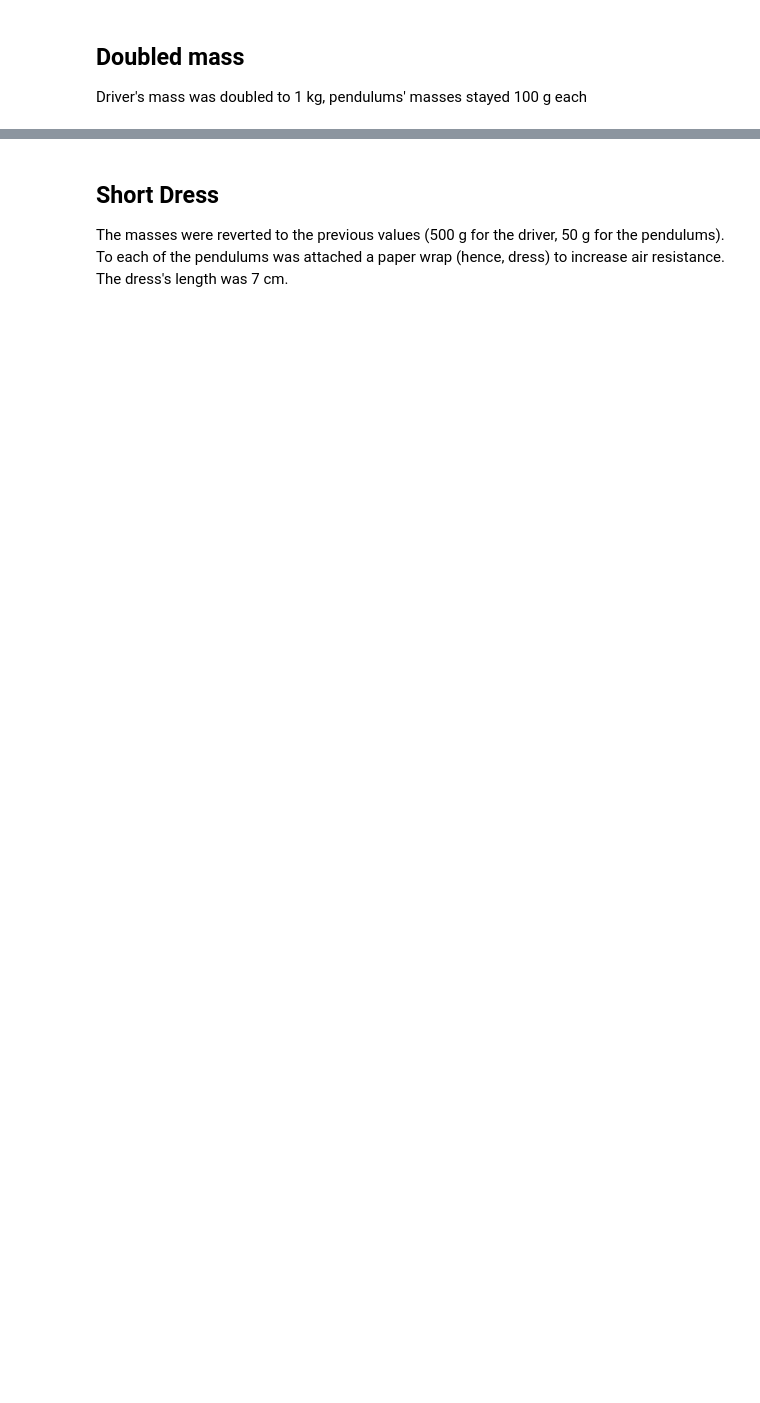
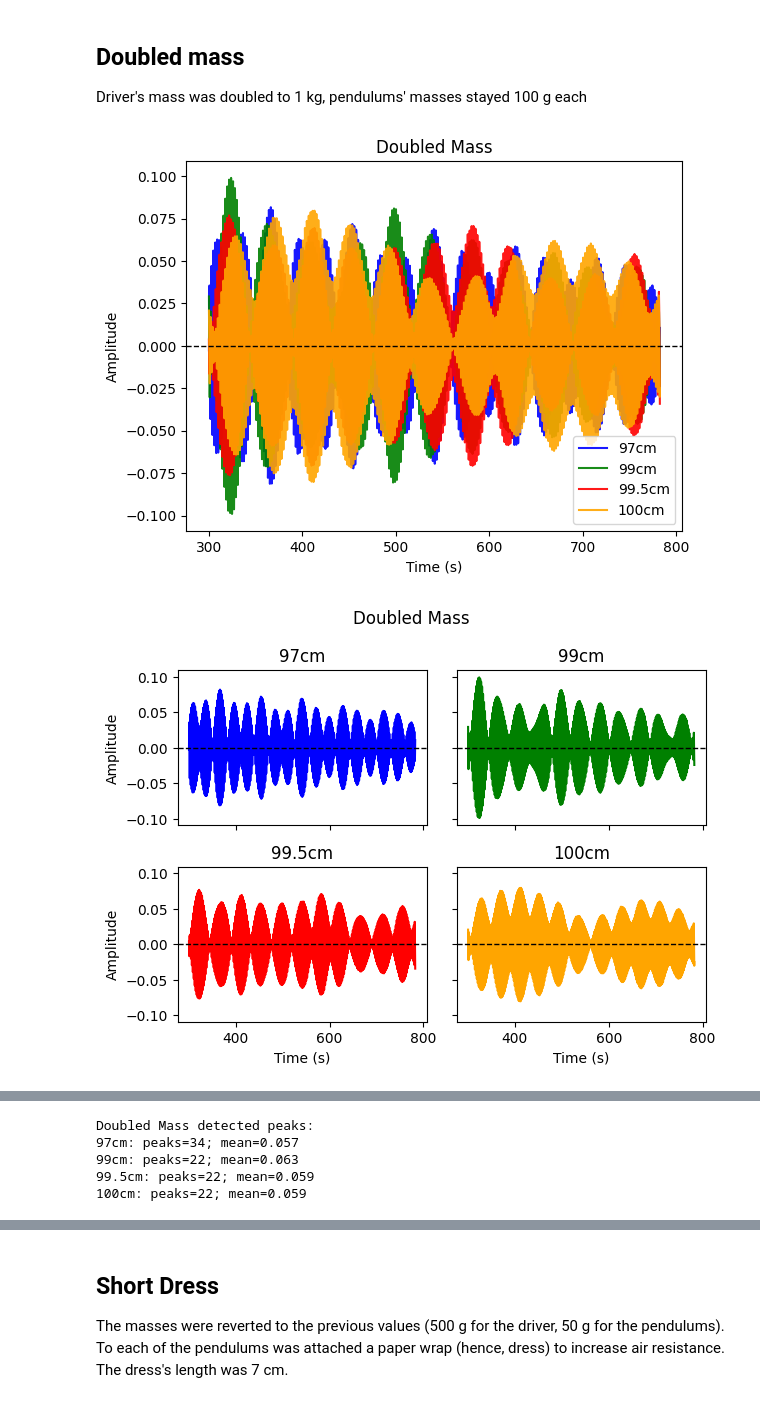
Before and after one commit to kij1n/physics-data-analysis, a Jupyter notebook: sessions/session6.ipynb, the cells around one changed output, grey strips where cells are left out. Drawn from its saved outputs; the diff is of its cells as text; code cells hidden in the pictures; blank space fills up the shorter version.

```diff
--- a/sessions/session6.ipynb
+++ b/sessions/session6.ipynb
@@ -88,25 +96,28 @@ Driver's mass was doubled to 1 kg, pendulums' masses stayed 100 g each
 # %%
 # base plots
 plot_all(doubled_mass, title="Doubled Mass")
 save_plot("session-6/amp-vs-time-doubled-mass-all.png")
 plt.show()
 
 
 plot_each(doubled_mass, title="Doubled Mass")
 save_plot("session-6/amp-vs-time-doubled-mass-each.png")
 plt.show()
 
 # detected peaks
 doubled_mass_fit.fit()
 doubled_mass_fit.plot_detected_peaks(title="Doubled Mass detected peaks")
-save_plot("session-6/detected-peaks-doubled-mass.svg")
+save_plot("session-6/detected-peaks-doubled-mass.pdf")
 plt.show()
 
 print("Doubled Mass detected peaks:")
 print(doubled_mass_fit.envelope_data)
 
 # resonance curve
 doubled_mass_fit.plot_resonance_curve("red", "black")
 add_resonance_plot_labels(title="Doubled Mass resonance curve")
-save_plot("session-6/resonance-curve-doubled-mass.svg")
+save_plot("session-6/resonance-curve-doubled-mass.pdf")
 plt.show()
+# %% [output]
+[figure, added]
+[figure, added]
@@ -112,0 +125,5 @@ plt.show()
+Doubled Mass detected peaks:
+97cm: peaks=34; mean=0.057
+99cm: peaks=22; mean=0.063
+99.5cm: peaks=22; mean=0.059
+100cm: peaks=22; mean=0.059
```
Also changed, not shown: parts of 7 cells of this notebook, 5 other files.
